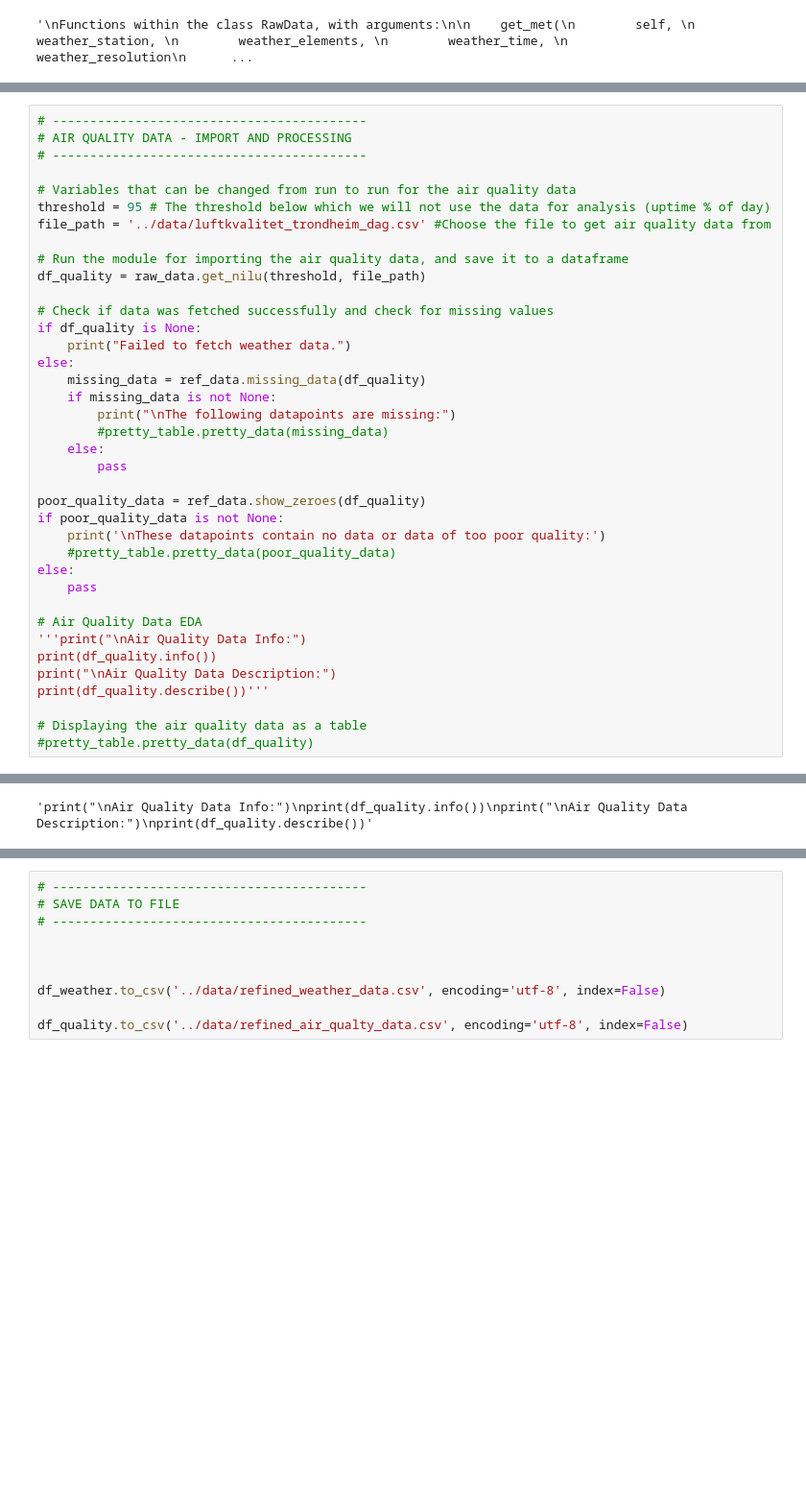
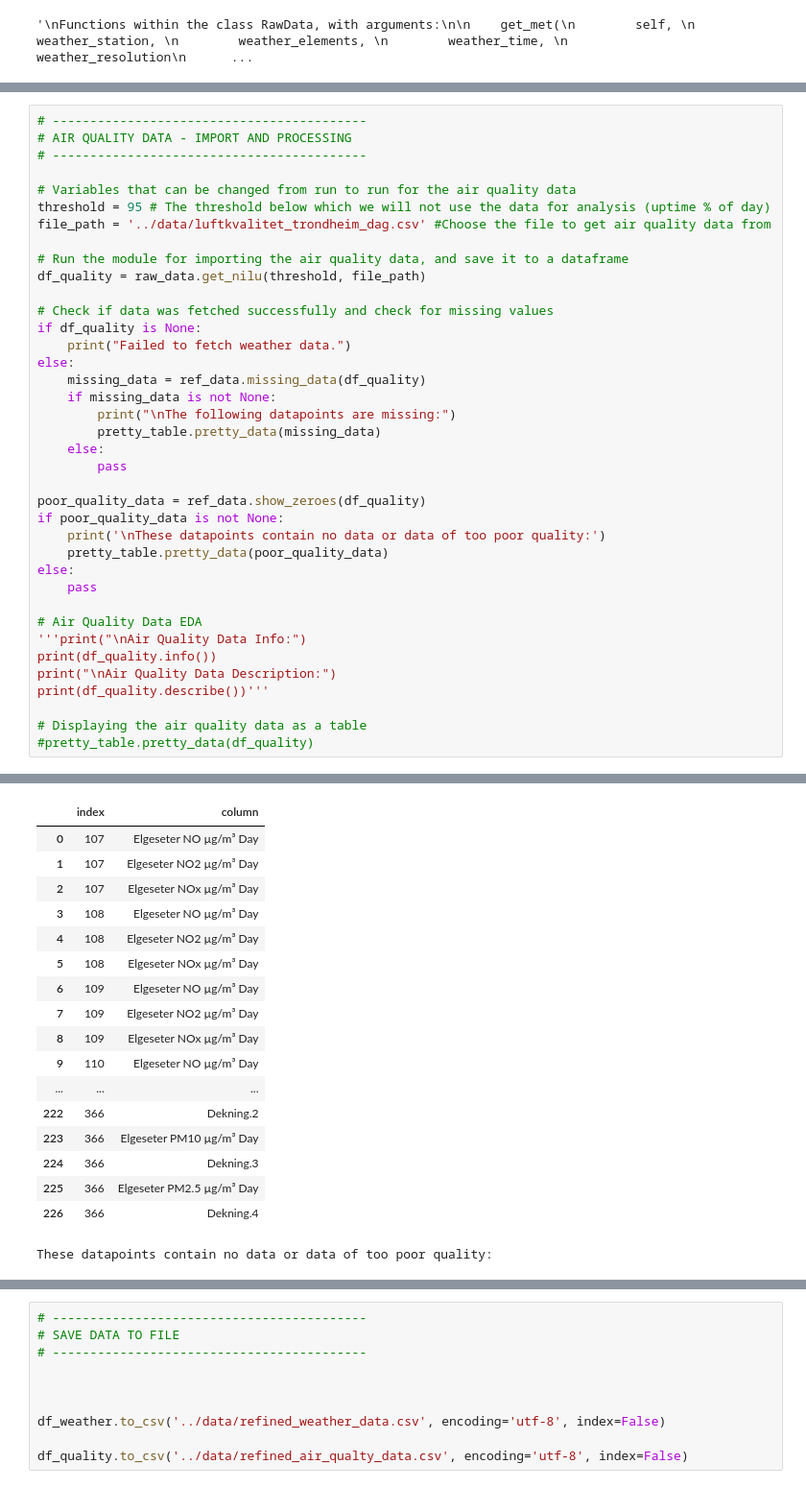
Before and after one commit to Ruchis356/Gruppeprosjekt, a Jupyter notebook: notebooks/main.ipynb, the cells around one changed output, grey strips where cells are left out. Shown at 96% size. Cells and saved outputs as stored; diff of their text form; blank space fills up the shorter version.

Commit message:
Updating last data-fetch

```diff
--- a/notebooks/main.ipynb
+++ b/notebooks/main.ipynb
@@ -130,14 +130,14 @@ else:
     missing_data = ref_data.missing_data(df_quality)
     if missing_data is not None:
         print("\nThe following datapoints are missing:")
-        #pretty_table.pretty_data(missing_data)
+        pretty_table.pretty_data(missing_data)
     else:
         pass
 
 poor_quality_data = ref_data.show_zeroes(df_quality)
 if poor_quality_data is not None:
     print('\nThese datapoints contain no data or data of too poor quality:')
-    #pretty_table.pretty_data(poor_quality_data)
+    pretty_table.pretty_data(poor_quality_data)
 else:
     pass
 
@@ -160 +158,18 @@ These datapoints contain no data or data of too poor quality:
+|  | index | column |
+| 0 | 107 | Elgeseter NO µg/m³ Day |
+| 1 | 107 | Elgeseter NO2 µg/m³ Day |
+| 2 | 107 | Elgeseter NOx µg/m³ Day |
+| 3 | 108 | Elgeseter NO µg/m³ Day |
+| 4 | 108 | Elgeseter NO2 µg/m³ Day |
+| 5 | 108 | Elgeseter NOx µg/m³ Day |
+| 6 | 109 | Elgeseter NO µg/m³ Day |
+| 7 | 109 | Elgeseter NO2 µg/m³ Day |
+| 8 | 109 | Elgeseter NOx µg/m³ Day |
+| 9 | 110 | Elgeseter NO µg/m³ Day |
+| ... | ... | ... |
+| 222 | 366 | Dekning.2 |
+| 223 | 366 | Elgeseter PM10 µg/m³ Day |
+| 224 | 366 | Dekning.3 |
+| 225 | 366 | Elgeseter PM2.5 µg/m³ Day |
+| 226 | 366 | Dekning.4 |
-'print("\nAir Quality Data Info:")\nprint(df_quality.info())\nprint("\nAir Quality Data Description:")\nprint(df_quality.describe())'
+These datapoints contain no data or data of too poor quality:
```
Also changed, not shown: parts of 2 cells of this notebook.
